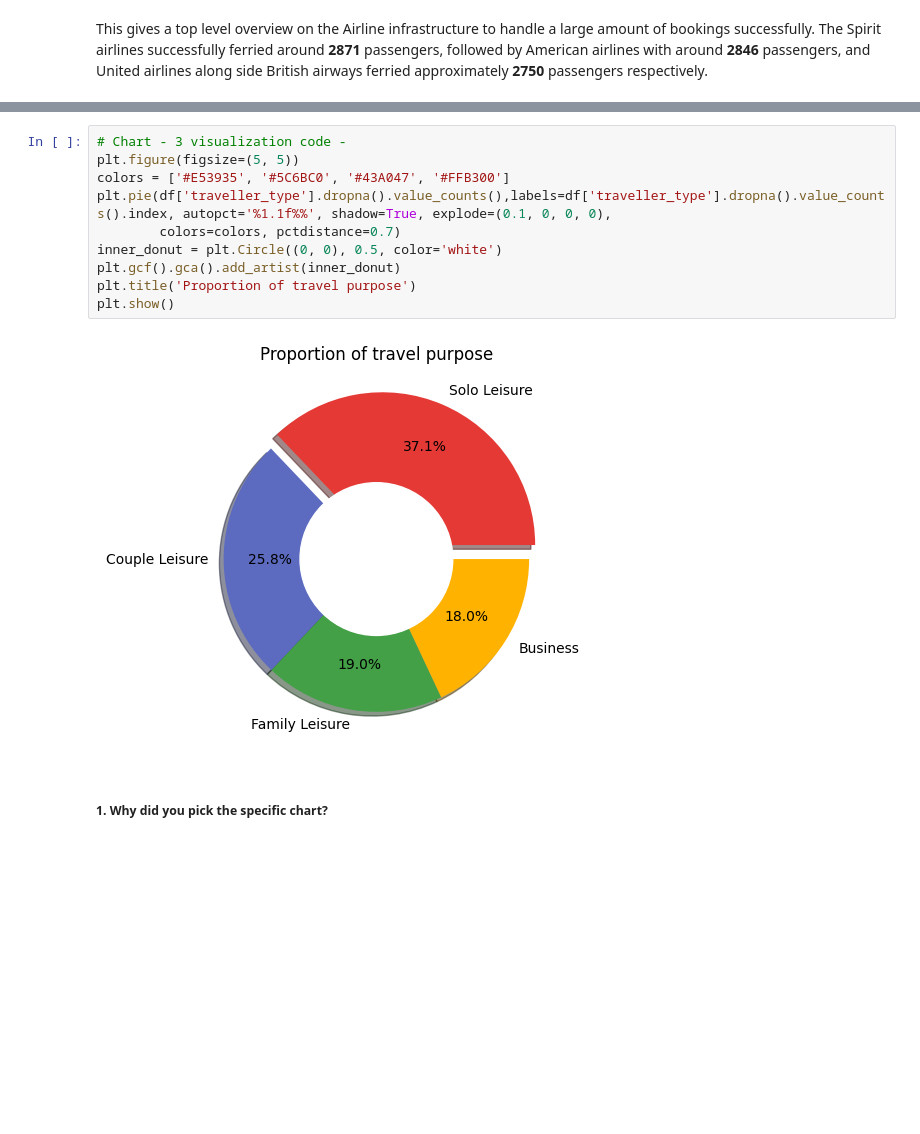
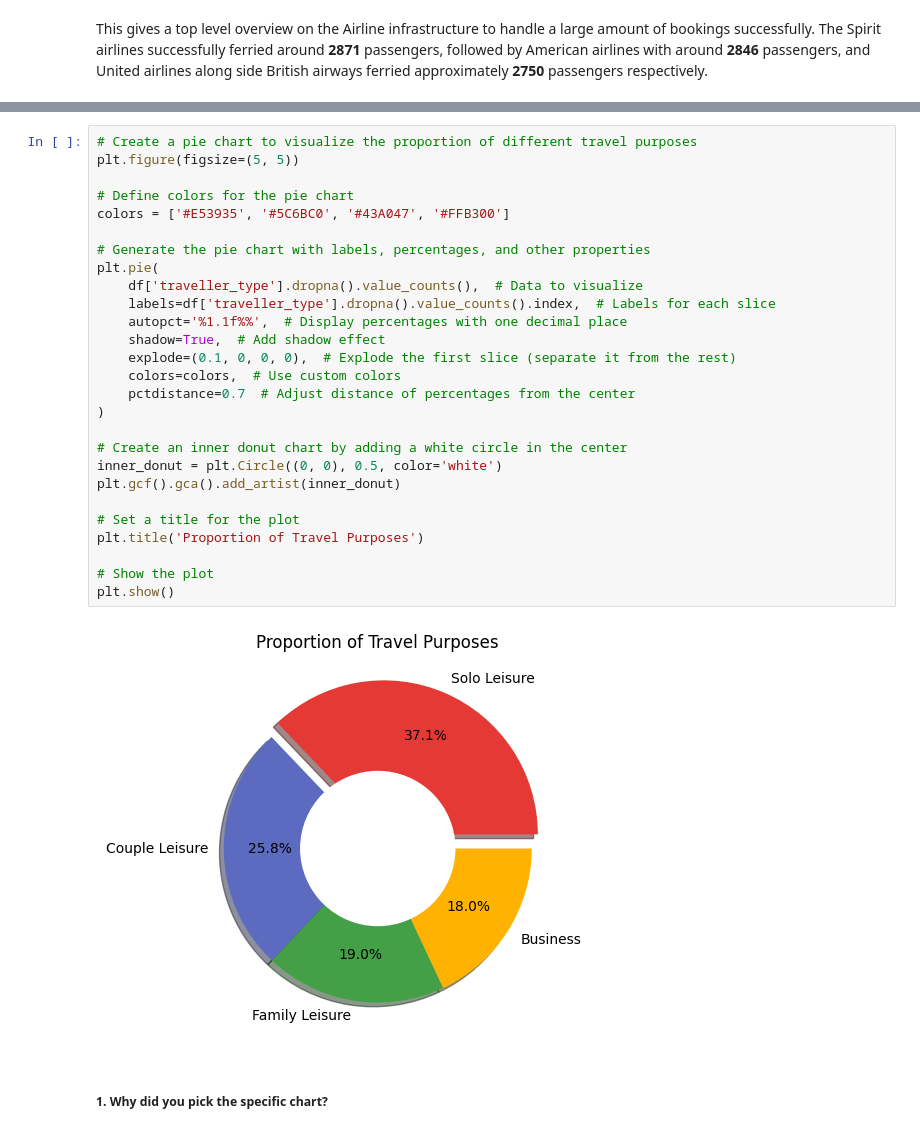
Before and after one commit to dacenish/Airline-Passenger-Referral-Prediction, a Jupyter notebook: Airline_Passenger_Referral_Prediction_ML_Capstone_Project.ipynb, the cells around one changed output, grey strips where cells are left out. Cells and saved outputs as stored; diff of their text form; blank space fills up the shorter version.

```diff
--- a/Airline_Passenger_Referral_Prediction_ML_Capstone_Project.ipynb
+++ b/Airline_Passenger_Referral_Prediction_ML_Capstone_Project.ipynb
@@ -441,15 +483,32 @@ Index(['Solo Leisure', 'Couple Leisure', 'Family Leisure', 'Business'], dtype='o
 # %%
-# Chart - 3 visualization code -
+# Create a pie chart to visualize the proportion of different travel purposes
 plt.figure(figsize=(5, 5))
+
+# Define colors for the pie chart
 colors = ['#E53935', '#5C6BC0', '#43A047', '#FFB300']
-plt.pie(df['traveller_type'].dropna().value_counts(),labels=df['traveller_type'].dropna().value_counts().index, autopct='%1.1f%%', shadow=True, explode=(0.1, 0, 0, 0),
-        colors=colors, pctdistance=0.7)
+
+# Generate the pie chart with labels, percentages, and other properties
+plt.pie(
+    df['traveller_type'].dropna().value_counts(),  # Data to visualize
+    labels=df['traveller_type'].dropna().value_counts().index,  # Labels for each slice
+    autopct='%1.1f%%',  # Display percentages with one decimal place
+    shadow=True,  # Add shadow effect
+    explode=(0.1, 0, 0, 0),  # Explode the first slice (separate it from the rest)
+    colors=colors,  # Use custom colors
+    pctdistance=0.7  # Adjust distance of percentages from the center
+)
+
+# Create an inner donut chart by adding a white circle in the center
 inner_donut = plt.Circle((0, 0), 0.5, color='white')
 plt.gcf().gca().add_artist(inner_donut)
-plt.title('Proportion of travel purpose')
+
+# Set a title for the plot
+plt.title('Proportion of Travel Purposes')
+
+# Show the plot
 plt.show()
 # %% [output]
-[figure, old version]
+[figure, new version]
 # %% [markdown]
 ##### 1. Why did you pick the specific chart?
 # %% [markdown]
```
Also changed, not shown: parts of 75 cells of this notebook.
